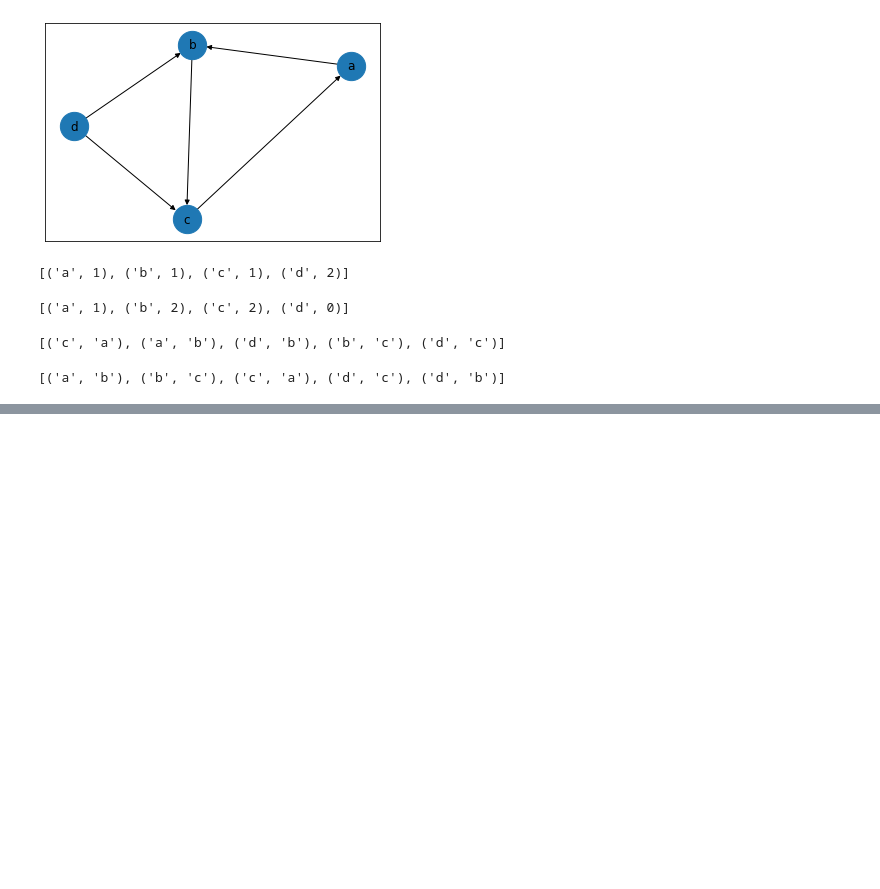
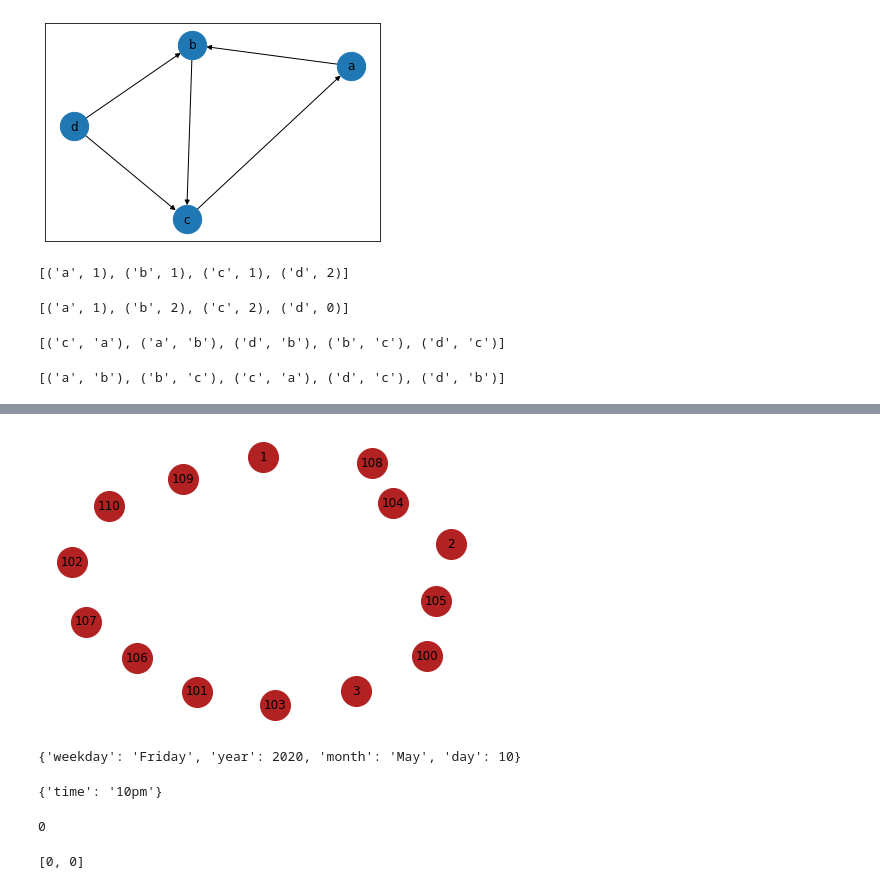
Before and after one commit to soslin/social-network-analysis, a Jupyter notebook: soc-net-class/learn_graphs_sna_1.ipynb, the cells around one changed output, grey strips where cells are left out. Saved outputs shown, nothing was run; the diff lists cells and outputs as text; code cells hidden in the pictures; blank space fills up the shorter version.

```diff
--- a/soc-net-class/learn_graphs_sna_1.ipynb
+++ b/soc-net-class/learn_graphs_sna_1.ipynb
@@ -241,0 +277,4 @@ print(c.out_edges())
+# %%
+nx.draw(m, node_color = 'firebrick', node_size = 900, with_labels = True)
+# %% [output]
+[figure, added]
@@ -241,0 +283,4 @@ print(c.out_edges())
+# %%
+gm.graph
+# %% [output]
+{'weekday': 'Friday', 'year': 2020, 'month': 'May', 'day': 10}
@@ -241,0 +289,12 @@ print(c.out_edges())
+# %%
+gm.node[1]
+# %% [output]
+{'time': '10pm'}
+# %%
+gm.add_edge(1,2, weight = 4.7)
+# %% [output]
+0
+# %%
+gm.add_edges_from([(3,4), (4,5)], color = 'red')
+# %% [output]
+[0, 0]
```
Also changed, not shown: parts of 19 cells of this notebook.
